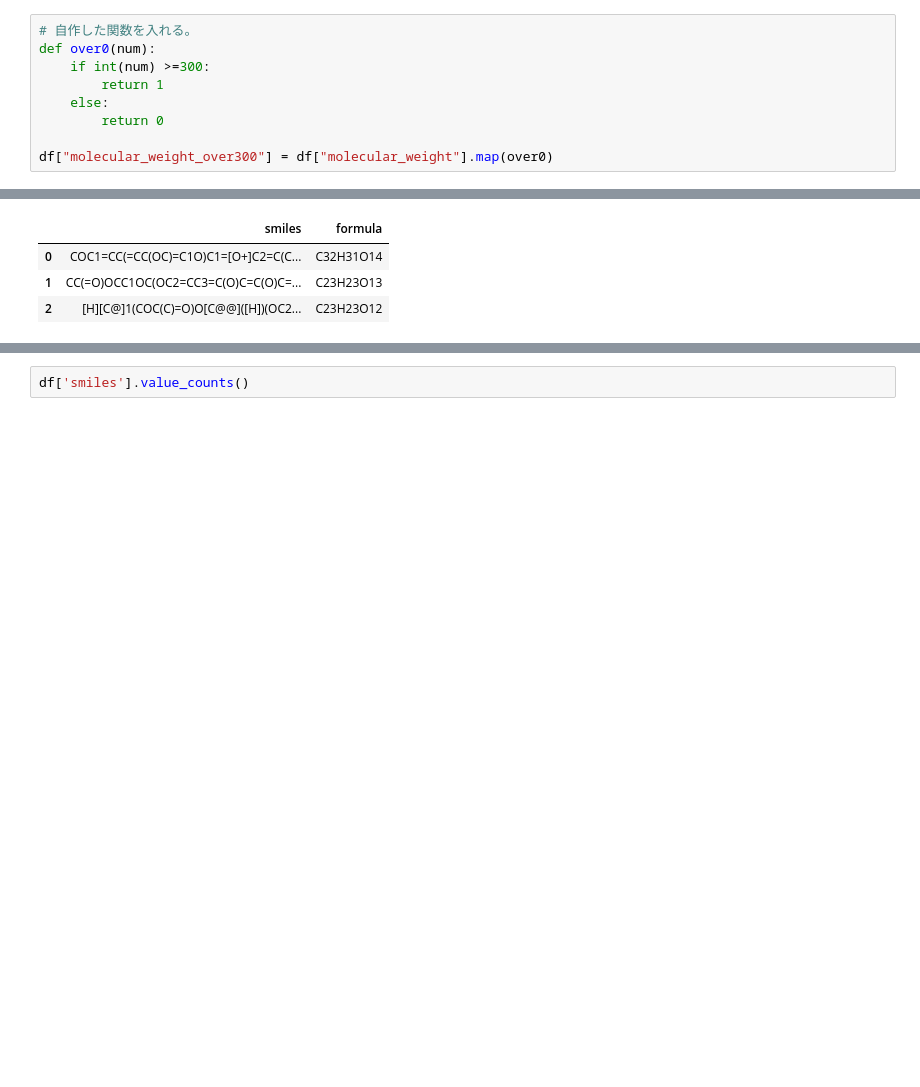
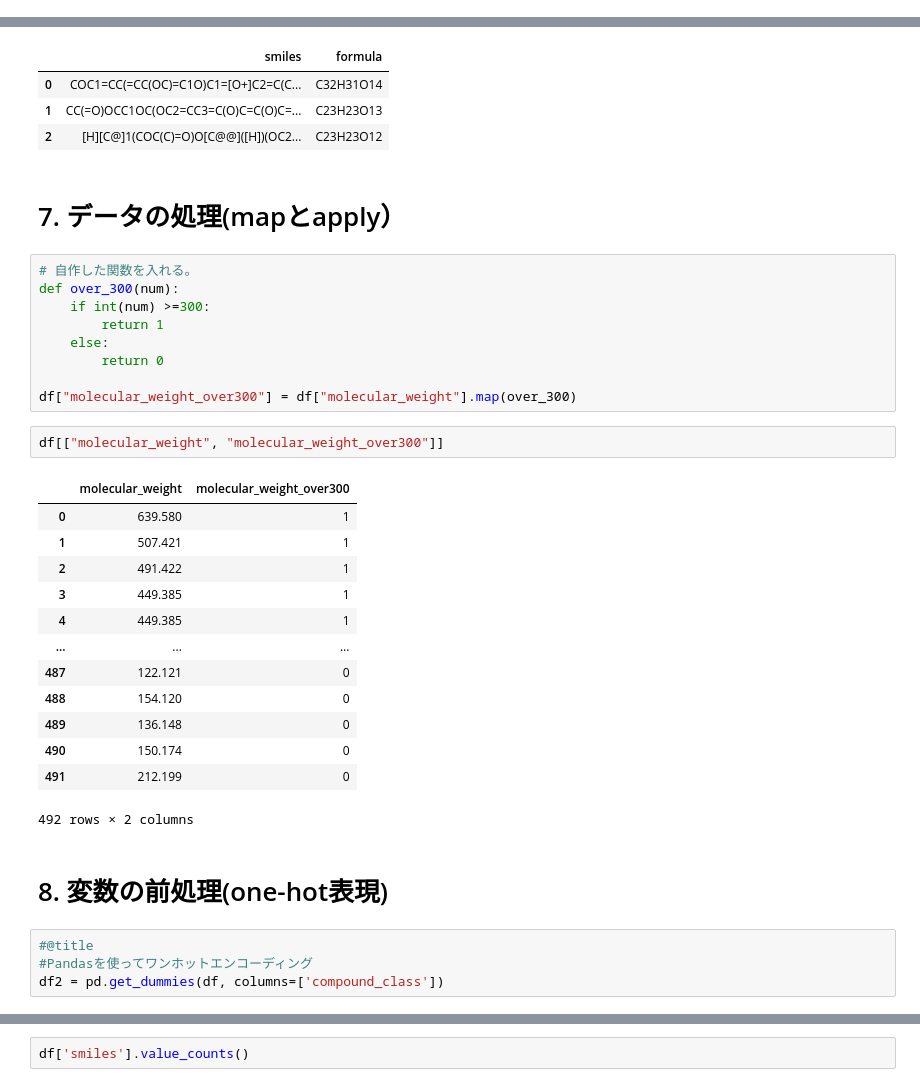
Before and after one commit to chemoinformatics-lecture/lecture-beginner, a Jupyter notebook: lesson02_jupyter/lecture_note.ipynb, the cells around one changed output, grey strips where cells are left out. Drawn from its saved outputs; the diff is of its cells as text; blank space fills up the shorter version.

```diff
--- a/lesson02_jupyter/lecture_note.ipynb
+++ b/lesson02_jupyter/lecture_note.ipynb
@@ -147,9 +136,0 @@ df.describe(include='all')
-# %%
-# 自作した関数を入れる。
-def over0(num):
-    if int(num) >=300:
-        return 1
-    else:
-        return 0
-
-df["molecular_weight_over300"] = df["molecular_weight"].map(over0)
@@ -262,3 +225,36 @@ df2
 | 0 | COC1=CC(=CC(OC)=C1O)C1=[O+]C2=C(C... | C32H31O14 |
 | 1 | CC(=O)OCC1OC(OC2=CC3=C(O)C=C(O)C=... | C23H23O13 |
 | 2 | [H][C@]1(COC(C)=O)O[C@@]([H])(OC2... | C23H23O12 |
+# %% [markdown]
+# 7. データの処理(mapとapply）
+# %%
+# 自作した関数を入れる。
+def over_300(num):
+    if int(num) >=300:
+        return 1
+    else:
+        return 0
+
+df["molecular_weight_over300"] = df["molecular_weight"].map(over_300)
+# %%
+df[["molecular_weight", "molecular_weight_over300"]]
+# %% [output]
+|  | molecular_weight | molecular_weight_over300 |
+| 0 | 639.580 | 1 |
+| 1 | 507.421 | 1 |
+| 2 | 491.422 | 1 |
+| 3 | 449.385 | 1 |
+| 4 | 449.385 | 1 |
+| ... | ... | ... |
+| 487 | 122.121 | 0 |
+| 488 | 154.120 | 0 |
+| 489 | 136.148 | 0 |
+| 490 | 150.174 | 0 |
+| 491 | 212.199 | 0 |
+492 rows × 2 columns
+# %% [markdown]
+# 8. 変数の前処理(one-hot表現)
+# %%
+#@title
+#Pandasを使ってワンホットエンコーディング
+df2 = pd.get_dummies(df, columns=['compound_class'])
```
Also changed, not shown: parts of 25 cells of this notebook.
